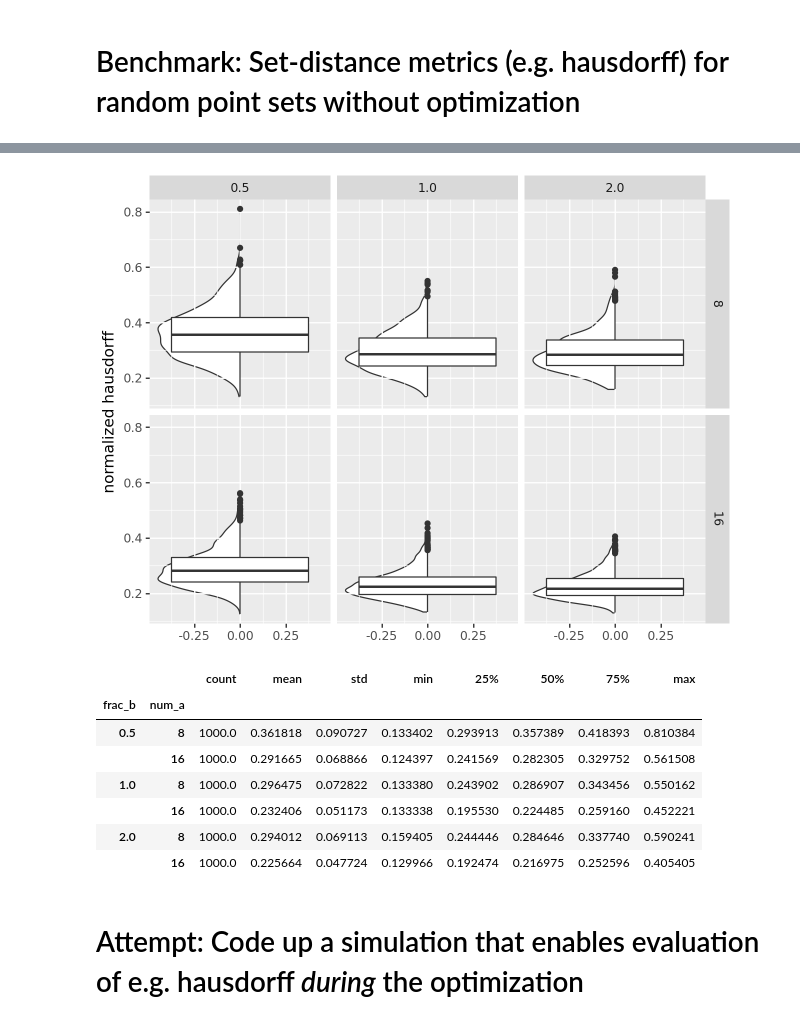
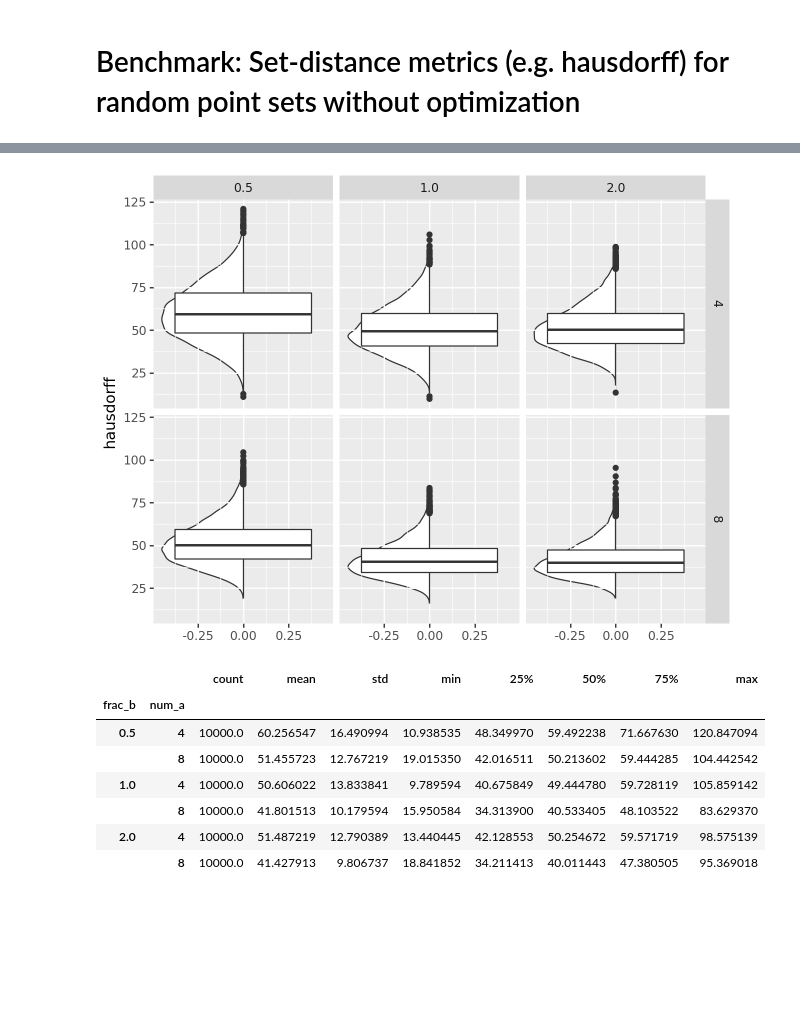
Before and after one commit to selting/CACT, a Jupyter notebook: src/CACT/evaluation_module/random_benchmark_no_optimization.ipynb, the cells around one changed output, grey strips where cells are left out. Drawn from its saved outputs; the diff is of its cells as text; code cells hidden in the pictures; blank space fills up the shorter version.

```diff
--- a/src/CACT/evaluation_module/random_benchmark_no_optimization.ipynb
+++ b/src/CACT/evaluation_module/random_benchmark_no_optimization.ipynb
@@ -15,13 +15,13 @@ from auction_module.bundling_and_bidding.fitness_functions.vrp_learn.distance im
 rng = np.random.default_rng(1)
 
 x_min, x_max, y_min, y_max = 0, 100, 0, 100
-num_draws = 1000
+num_draws = 10000
 
 records = []
-for num_a in [8, 16]:
+for num_a in [4, 8]:
     for frac_b in [0.5, 1, 2]:
         num_b = int(num_a * frac_b)
-        for draw in trange(num_draws, desc=f'{num_a} x {num_b}'):
+        for draw in trange(num_draws, desc=f'{num_a} true vs. {num_b} predicted'):
             params = {
                 'x_min': x_min,
                 'x_max': x_max,
@@ -68,21 +68,19 @@ df
 # %%
-(p9.ggplot( df, p9.aes(y='normalized hausdorff'))
+(p9.ggplot( df, p9.aes(y='hausdorff'))
 + p9.geom_violin(style='left')
 + p9.geom_boxplot()
 + p9.facet_grid('num_a', 'frac_b')
 )
 # %% [output]
-[figure, old version]
+[figure, new version]
 # %%
-df.groupby(['frac_b', 'num_a']).describe()['normalized hausdorff']
+df.groupby(['frac_b', 'num_a']).describe()['hausdorff']
 # %% [output]
 |  |  | count | mean | std | min | 25% | 50% | 75% | max |
 | frac_b | num_a |  |  |  |  |  |  |  |  |
-| 0.5 | 8 | 1000.0 | 0.361818 | 0.090727 | 0.133402 | 0.293913 | 0.357389 | 0.418393 | 0.810384 |
-|  | 16 | 1000.0 | 0.291665 | 0.068866 | 0.124397 | 0.241569 | 0.282305 | 0.329752 | 0.561508 |
-| 1.0 | 8 | 1000.0 | 0.296475 | 0.072822 | 0.133380 | 0.243902 | 0.286907 | 0.343456 | 0.550162 |
-|  | 16 | 1000.0 | 0.232406 | 0.051173 | 0.133338 | 0.195530 | 0.224485 | 0.259160 | 0.452221 |
-| 2.0 | 8 | 1000.0 | 0.294012 | 0.069113 | 0.159405 | 0.244446 | 0.284646 | 0.337740 | 0.590241 |
-|  | 16 | 1000.0 | 0.225664 | 0.047724 | 0.129966 | 0.192474 | 0.216975 | 0.252596 | 0.405405 |
+| 0.5 | 4 | 10000.0 | 60.256547 | 16.490994 | 10.938535 | 48.349970 | 59.492238 | 71.667630 | 120.847094 |
+|  | 8 | 10000.0 | 51.455723 | 12.767219 | 19.015350 | 42.016511 | 50.213602 | 59.444285 | 104.442542 |
+| 1.0 | 4 | 10000.0 | 50.606022 | 13.833841 | 9.789594 | 40.675849 | 49.444780 | 59.728119 | 105.859142 |
+|  | 8 | 10000.0 | 41.801513 | 10.179594 | 15.950584 | 34.313900 | 40.533405 | 48.103522 | 83.629370 |
+| 2.0 | 4 | 10000.0 | 51.487219 | 12.790389 | 13.440445 | 42.128553 | 50.254672 | 59.571719 | 98.575139 |
+|  | 8 | 10000.0 | 41.427913 | 9.806737 | 18.841852 | 34.211413 | 40.011443 | 47.380505 | 95.369018 |
-# %% [markdown]
-# Attempt: Code up a simulation that enables evaluation of e.g. hausdorff _during_ the optimization
```
Also changed, not shown: parts of 1 cell of this notebook, 9 other files.
